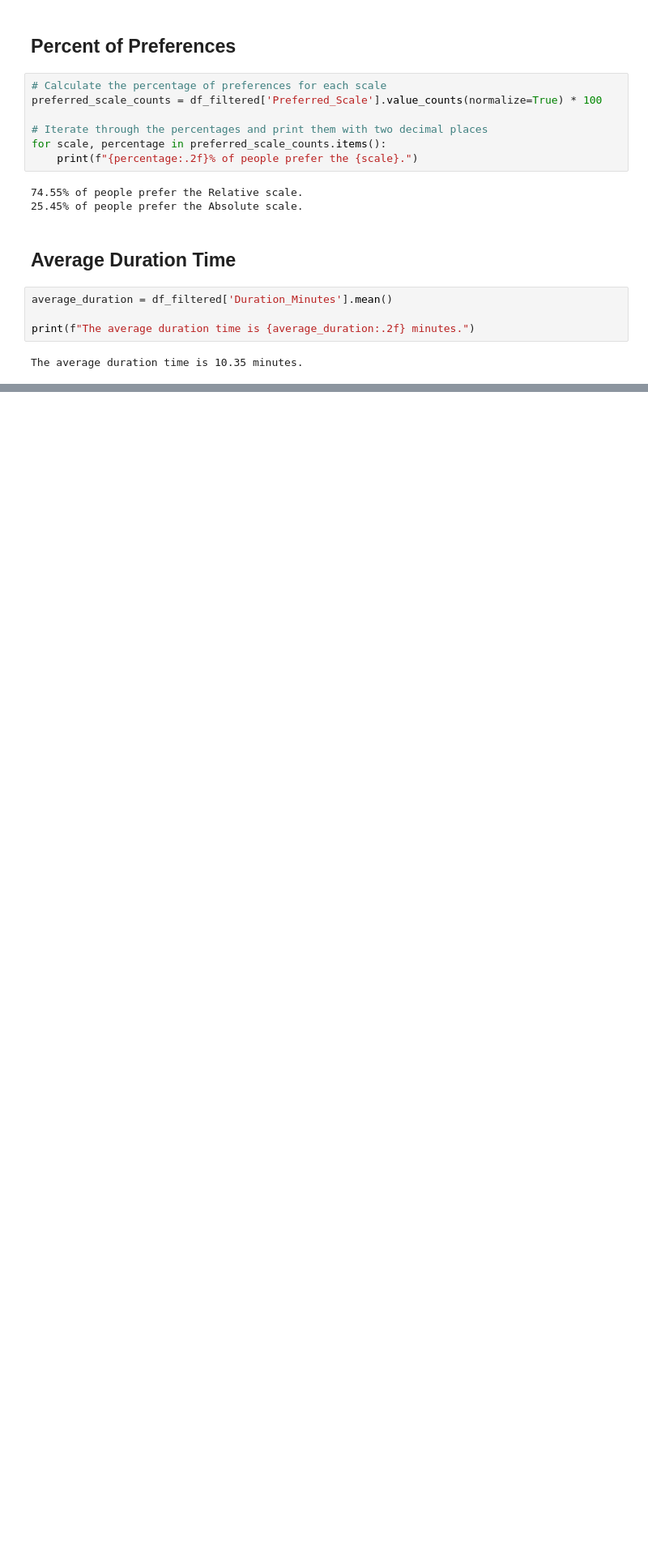
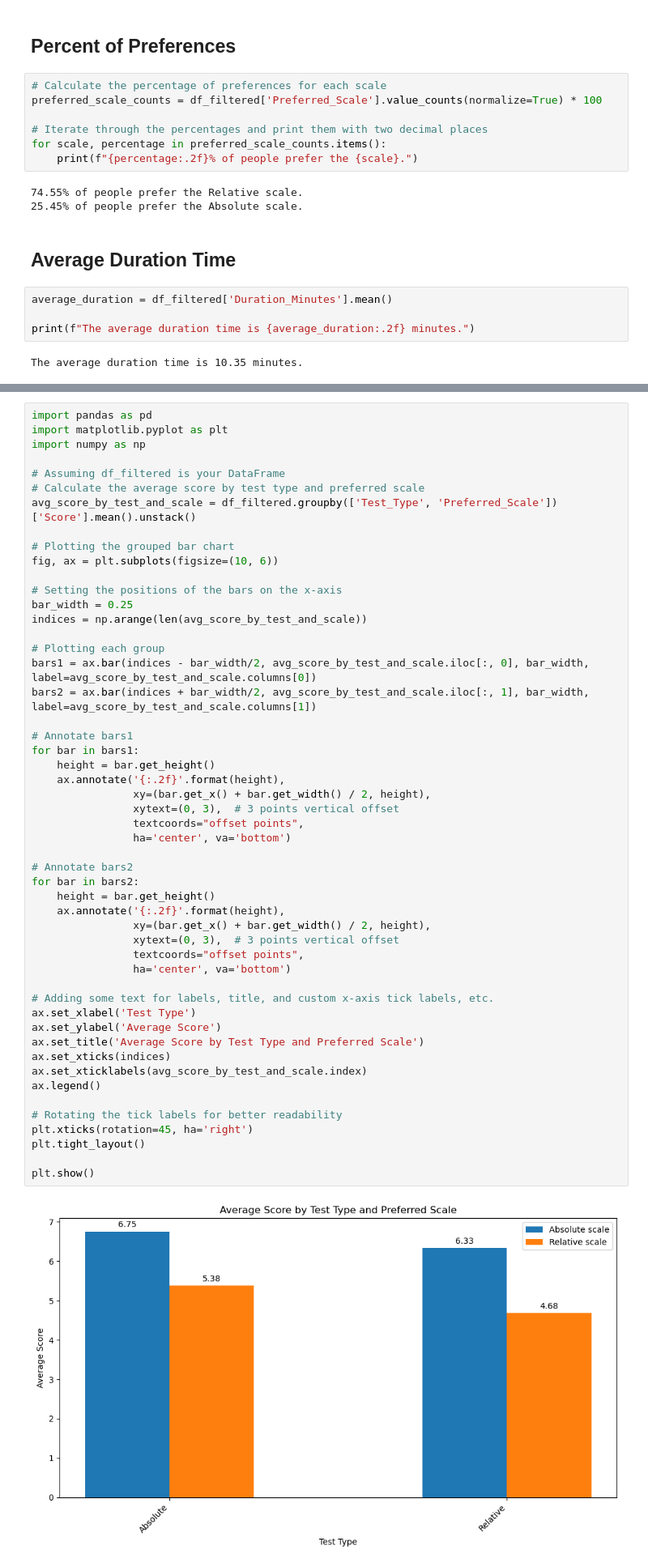
Before and after one commit to rsm-jee005/MGTA458Pilot, a Jupyter notebook: PilotAnalysis.ipynb, the cells around one changed output, grey strips where cells are left out. Shown at 81% size. Cells and saved outputs as stored; diff of their text form; blank space fills up the shorter version.

```diff
--- a/PilotAnalysis.ipynb
+++ b/PilotAnalysis.ipynb
@@ -499,0 +543,53 @@ The average duration time is 10.35 minutes.
+# %%
+import pandas as pd
+import matplotlib.pyplot as plt
+import numpy as np
+
+# Assuming df_filtered is your DataFrame
+# Calculate the average score by test type and preferred scale
+avg_score_by_test_and_scale = df_filtered.groupby(['Test_Type', 'Preferred_Scale'])['Score'].mean().unstack()
+
+# Plotting the grouped bar chart
+fig, ax = plt.subplots(figsize=(10, 6))
+
+# Setting the positions of the bars on the x-axis
+bar_width = 0.25
+indices = np.arange(len(avg_score_by_test_and_scale))
+
+# Plotting each group
+bars1 = ax.bar(indices - bar_width/2, avg_score_by_test_and_scale.iloc[:, 0], bar_width, label=avg_score_by_test_and_scale.columns[0])
+bars2 = ax.bar(indices + bar_width/2, avg_score_by_test_and_scale.iloc[:, 1], bar_width, label=avg_score_by_test_and_scale.columns[1])
+
+# Annotate bars1
+for bar in bars1:
+    height = bar.get_height()
+    ax.annotate('{:.2f}'.format(height),
+                xy=(bar.get_x() + bar.get_width() / 2, height),
+                xytext=(0, 3),  # 3 points vertical offset
+                textcoords="offset points",
+                ha='center', va='bottom')
+
+# Annotate bars2
+for bar in bars2:
+    height = bar.get_height()
+    ax.annotate('{:.2f}'.format(height),
+                xy=(bar.get_x() + bar.get_width() / 2, height),
+                xytext=(0, 3),  # 3 points vertical offset
+                textcoords="offset points",
+                ha='center', va='bottom')
+
+# Adding some text for labels, title, and custom x-axis tick labels, etc.
+ax.set_xlabel('Test Type')
+ax.set_ylabel('Average Score')
+ax.set_title('Average Score by Test Type and Preferred Scale')
+ax.set_xticks(indices)
+ax.set_xticklabels(avg_score_by_test_and_scale.index)
+ax.legend()
+
+# Rotating the tick labels for better readability
+plt.xticks(rotation=45, ha='right')
+plt.tight_layout()
+
+plt.show()
+# %% [output]
+[figure, added]
```
Also changed, not shown: parts of 14 cells of this notebook.
